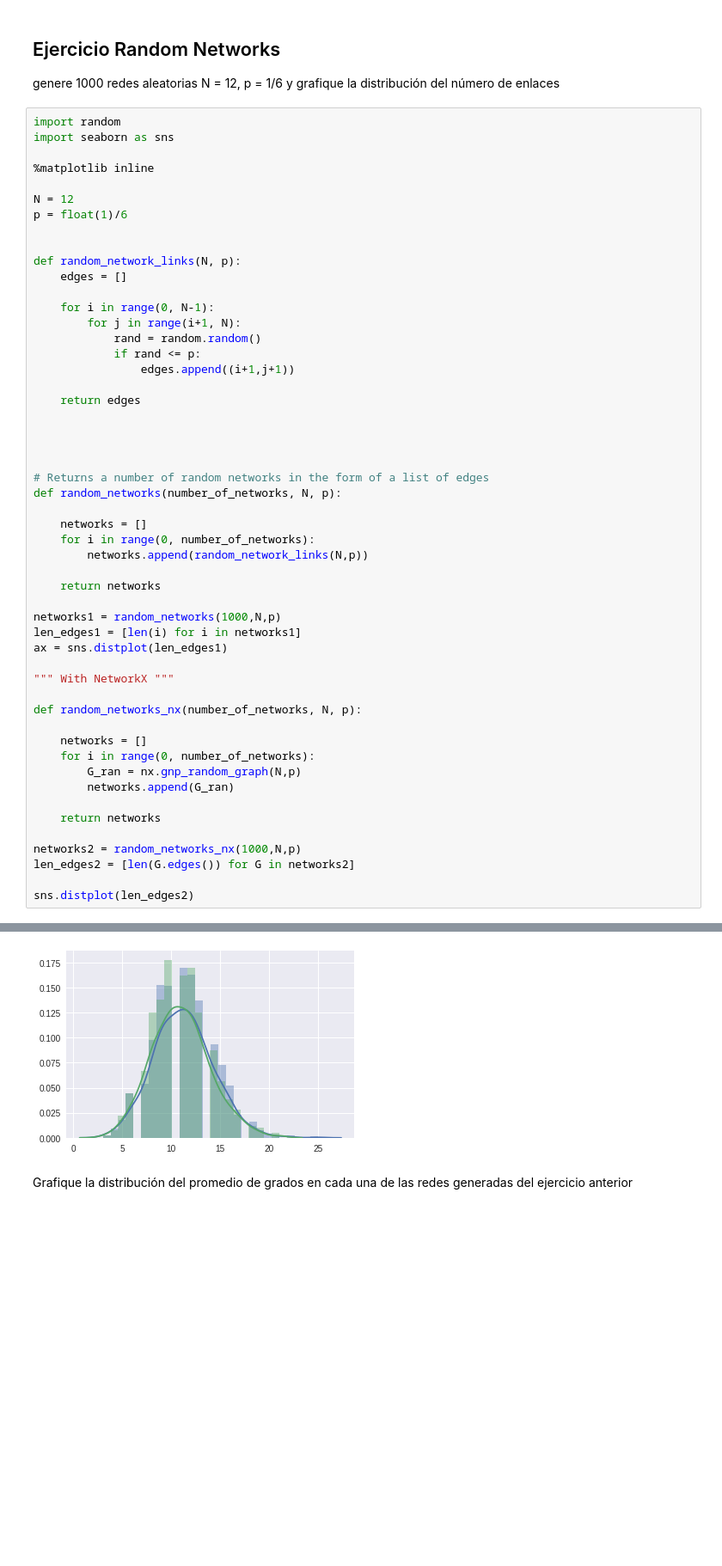
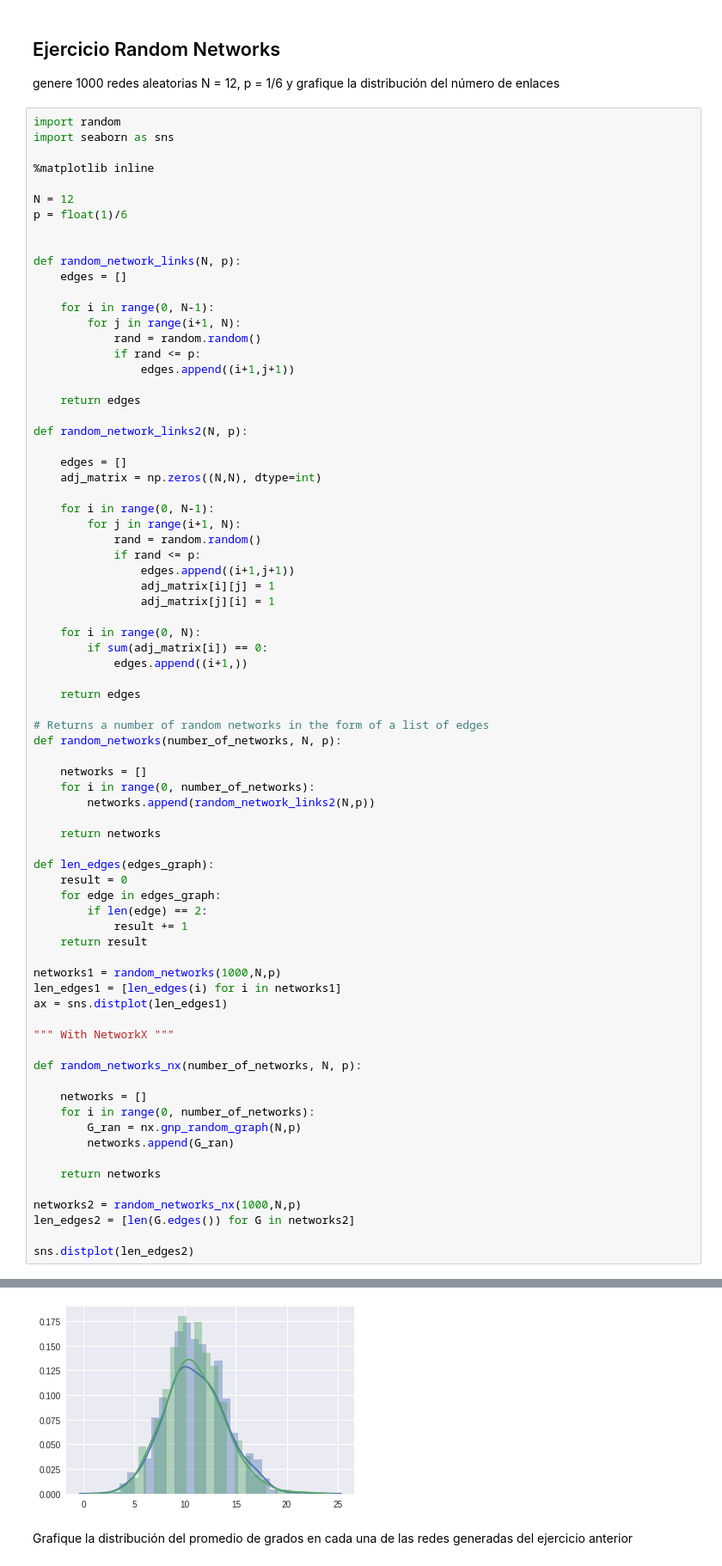
Before and after one commit to spulido99/NetworksAnalysis, a Jupyter notebook: santiagoangee/Ejercicios 1.2 Weak Ties & Random Networks.ipynb, the cells around one changed output, grey strips where cells are left out. Shown at 86% size. Drawn from its saved outputs; the diff is of its cells as text; blank space fills up the shorter version.

Commit message:
Fixing bug in random network generation

```diff
--- a/santiagoangee/Ejercicios 1.2 Weak Ties & Random Networks.ipynb
+++ b/santiagoangee/Ejercicios 1.2 Weak Ties & Random Networks.ipynb
@@ -395,41 +395,64 @@ def random_network_links(N, p):
 
     return edges
 
+def random_network_links2(N, p):
 
+    edges = []
+    adj_matrix = np.zeros((N,N), dtype=int)
 
+    for i in range(0, N-1):
+        for j in range(i+1, N):
+            rand = random.random()
+            if rand <= p:
+                edges.append((i+1,j+1))
+                adj_matrix[i][j] = 1
+                adj_matrix[j][i] = 1
+
+    for i in range(0, N):
+        if sum(adj_matrix[i]) == 0:
+            edges.append((i+1,))
+
+    return edges
 
 # Returns a number of random networks in the form of a list of edges
 def random_networks(number_of_networks, N, p):
 
     networks = []
     for i in range(0, number_of_networks):
-        networks.append(random_network_links(N,p))
+        networks.append(random_network_links2(N,p))
 
     return networks
 
+def len_edges(edges_graph):
+    result = 0
+    for edge in edges_graph:
+        if len(edge) == 2:
+            result += 1
+    return result
+
 networks1 = random_networks(1000,N,p)
-len_edges1 = [len(i) for i in networks1]
+len_edges1 = [len_edges(i) for i in networks1]
 ax = sns.distplot(len_edges1)
 
 """ With NetworkX """
 
 def random_networks_nx(number_of_networks, N, p):
 
     networks = []
     for i in range(0, number_of_networks):
         G_ran = nx.gnp_random_graph(N,p)
         networks.append(G_ran)
 
     return networks
 
 networks2 = random_networks_nx(1000,N,p)
 len_edges2 = [len(G.edges()) for G in networks2]
 
 sns.distplot(len_edges2)
 # %% [output]
 using a non-integer number instead of an integer will result in an error in the future
 <matplotlib.axes._subplots.AxesSubplot at 0x...>
-[figure, old version]
+[figure, new version]
 # %% [markdown]
 Grafique la distribución del promedio de grados en cada una de las redes generadas del ejercicio anterior
 # %%
```
Also changed, not shown: parts of 3 cells of this notebook.
